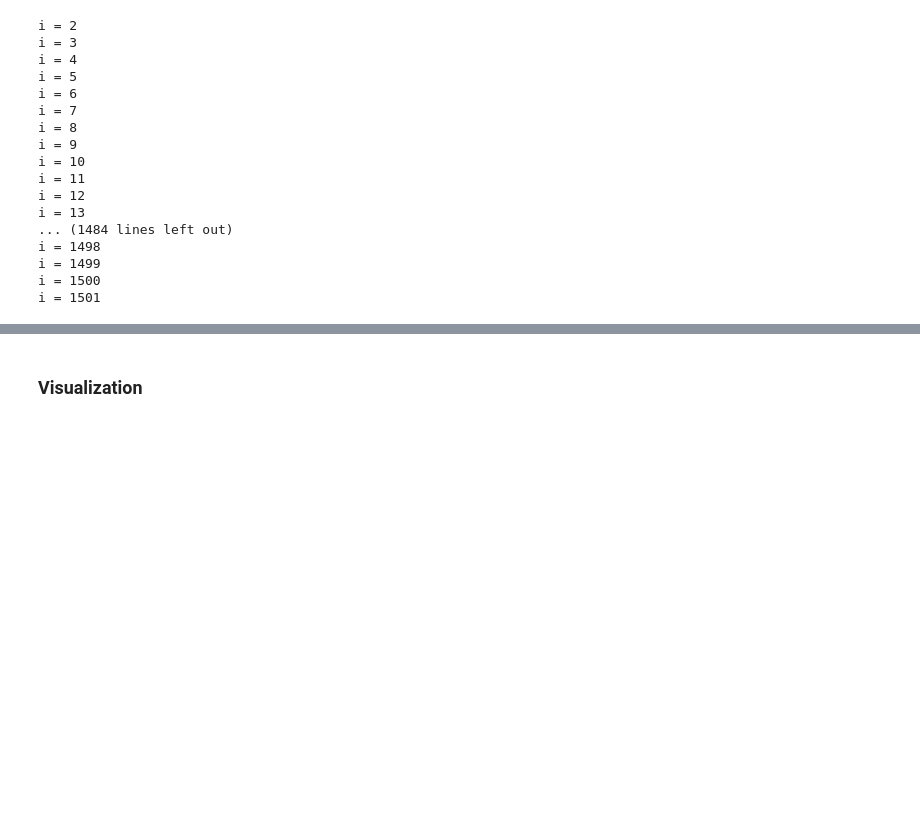
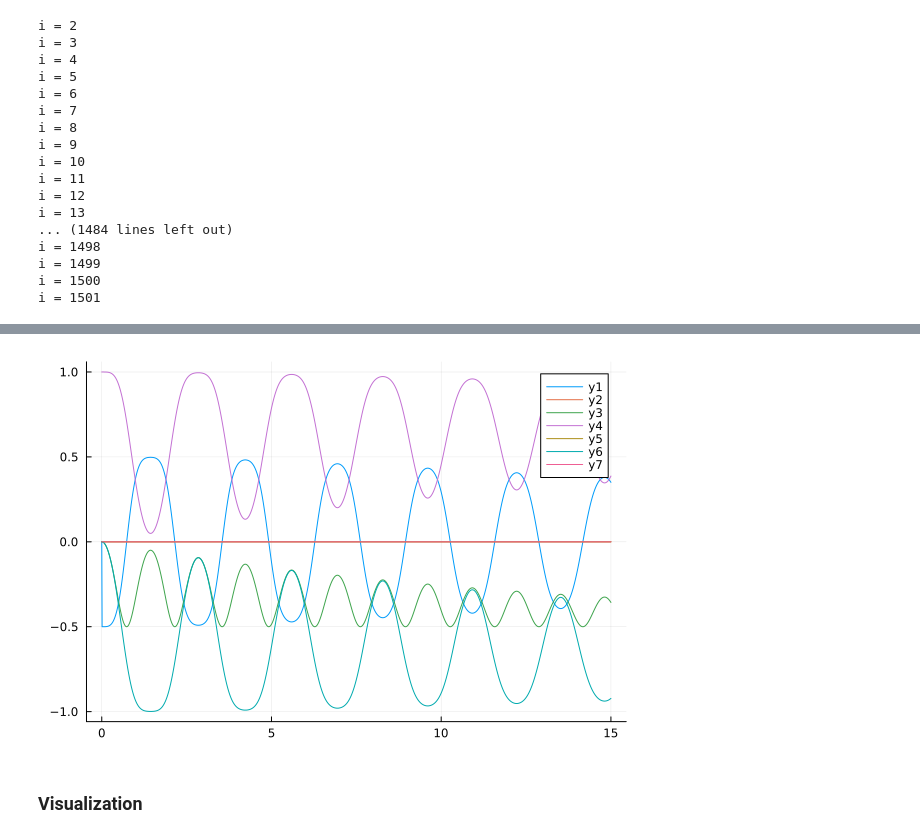
Before and after one commit to stevenwman/BipedDyn3D, a Jupyter notebook: 3D_Sim_DEL.ipynb, the cells around one changed output, grey strips where cells are left out. Saved outputs shown, nothing was run; the diff lists cells and outputs as text; code cells hidden in the pictures; blank space fills up the shorter version.

```diff
--- a/3D_Sim_DEL.ipynb
+++ b/3D_Sim_DEL.ipynb
@@ -133,3 +137,8 @@ display(plot(T_hist[3:end], total_energy_hist[3:end], label="Total Energy"))
+# %%
+# plot the states over time
+plot(T_hist, state_hist')
+# %% [output]
+[figure, added]
 # %% [markdown]
 ### Visualization
 # %%
```
Also changed, not shown: parts of 3 cells of this notebook, 2 other files.
